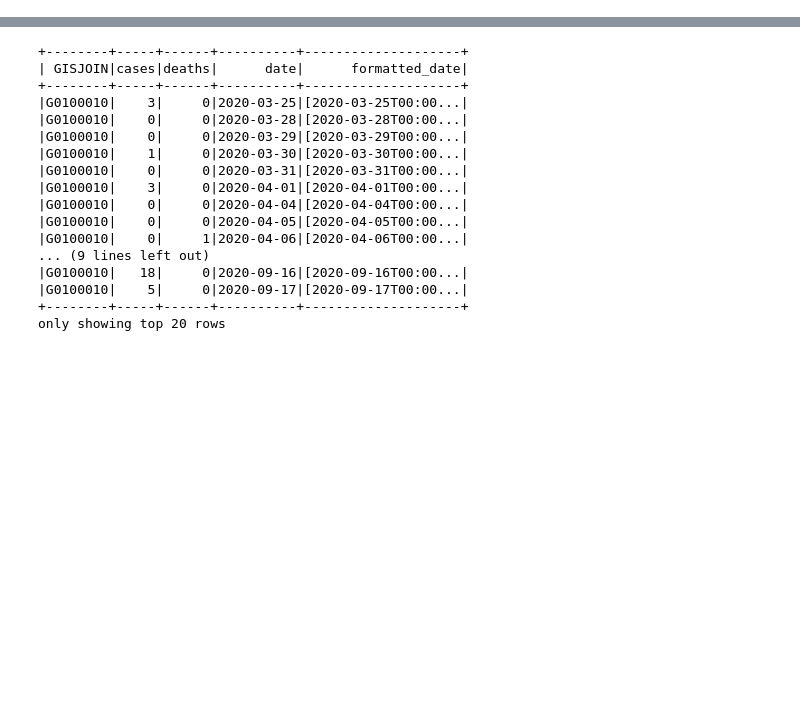
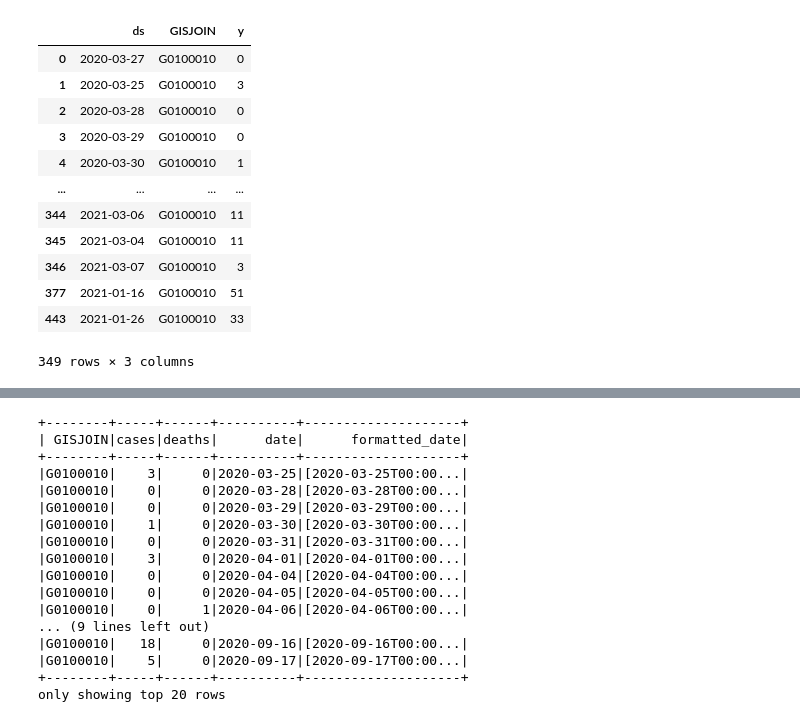
Before and after one commit to menuka94/sustain-timeseries, a Jupyter notebook: Time Series Forecasting.ipynb, the cells around one changed output, grey strips where cells are left out. Drawn from its saved outputs; the diff is of its cells as text; code cells hidden in the pictures; blank space fills up the shorter version.

```diff
--- a/Time Series Forecasting.ipynb
+++ b/Time Series Forecasting.ipynb
@@ -25,15 +27,26 @@ df
 1064950 rows × 11 columns
 # %%
-df = df[["date", "GISJOIN", "cases", "deaths"]]
+import time
 
-all_gis_joins = df['GISJOIN'].unique()
-print(f'#GISJOINs: {len(all_gis_joins)}')
-
-df0 = df.loc[df['GISJOIN'] == all_gis_joins[0]]
-df0 = df0.rename(columns = {
+df_cases = df[["date", "GISJOIN", "cases"]].rename(columns = {
     'date': 'ds',
     'cases': 'y'
 })
-df0
+
+all_gis_joins = df_cases['GISJOIN'].unique()
+print(f'#GISJOINs: {len(all_gis_joins)}')
+
+all_dfs = []
+
+count = 0
+time1 = time.monotonic()
+for gis_join in all_gis_joins:
+    count += 1
+    if count % 20 == 0:
+        print(count, end=', ')
+    all_dfs.append(df_cases.loc[df_cases['GISJOIN'] == gis_join])
+
+print(f'Time to separate pandas dataframes by GISJOIN value: {time.monotonic() - time1}')
+print(f'#Dataframes: {len(all_dfs)}')
 # %% [output]
 #GISJOINs: 3116
@@ -53 +86,17 @@ df0
+# %%
+all_dfs[0]
+# %% [output]
+|  | ds | GISJOIN | y |
+| 0 | 2020-03-27 | G0100010 | 0 |
+| 1 | 2020-03-25 | G0100010 | 3 |
+| 2 | 2020-03-28 | G0100010 | 0 |
+| 3 | 2020-03-29 | G0100010 | 0 |
+| 4 | 2020-03-30 | G0100010 | 1 |
+| ... | ... | ... | ... |
+| 344 | 2021-03-06 | G0100010 | 11 |
+| 345 | 2021-03-04 | G0100010 | 11 |
+| 346 | 2021-03-07 | G0100010 | 3 |
+| 377 | 2021-01-16 | G0100010 | 51 |
+| 443 | 2021-01-26 | G0100010 | 33 |
+349 rows × 3 columns
 # %%
```
Also changed, not shown: parts of 6 cells of this notebook, 1 other file.
